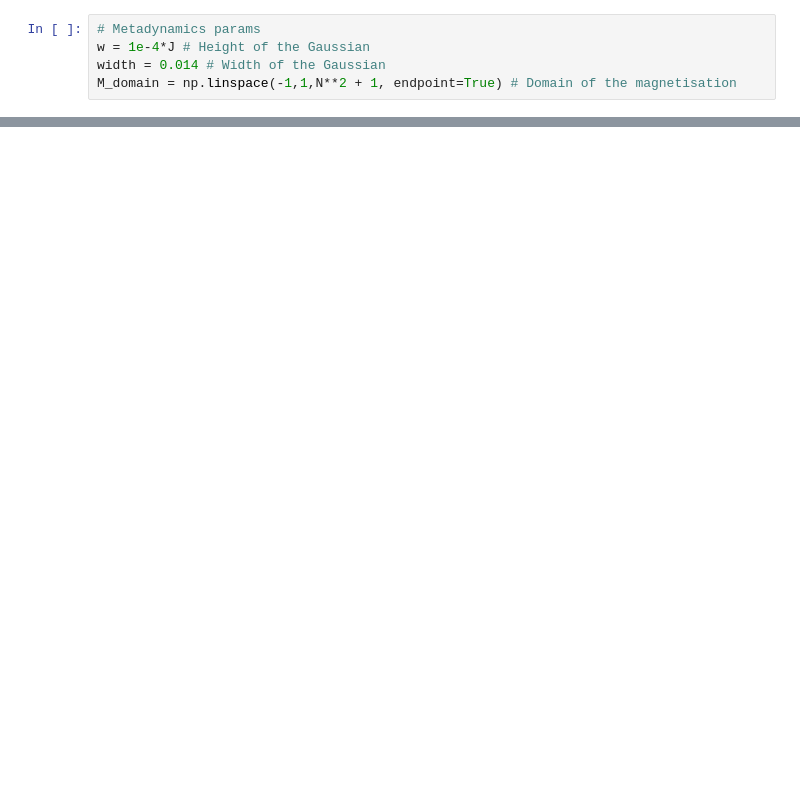
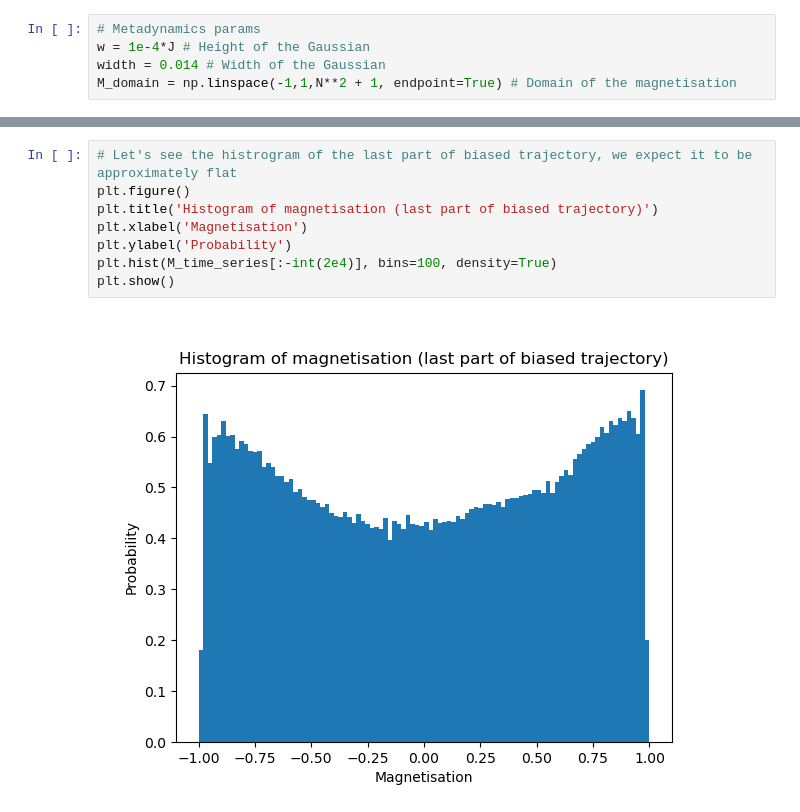
Before and after one commit to giusSacco/StatMech, a Jupyter notebook: Enhanched_sampling/Metadynamics.ipynb, the cells around one changed output, grey strips where cells are left out. Cells and saved outputs as stored; diff of their text form; blank space fills up the shorter version.

```diff
--- a/Enhanched_sampling/Metadynamics.ipynb
+++ b/Enhanched_sampling/Metadynamics.ipynb
@@ -263,0 +272,10 @@ print(np.sum(H(spins_sam,J)))
+# %%
+# Let's see the histrogram of the last part of biased trajectory, we expect it to be approximately flat
+plt.figure()
+plt.title('Histogram of magnetisation (last part of biased trajectory)')
+plt.xlabel('Magnetisation')
+plt.ylabel('Probability')
+plt.hist(M_time_series[:-int(2e4)], bins=100, density=True)
+plt.show()
+# %% [output]
+[figure, added]
```
Also changed, not shown: parts of 19 cells of this notebook.
